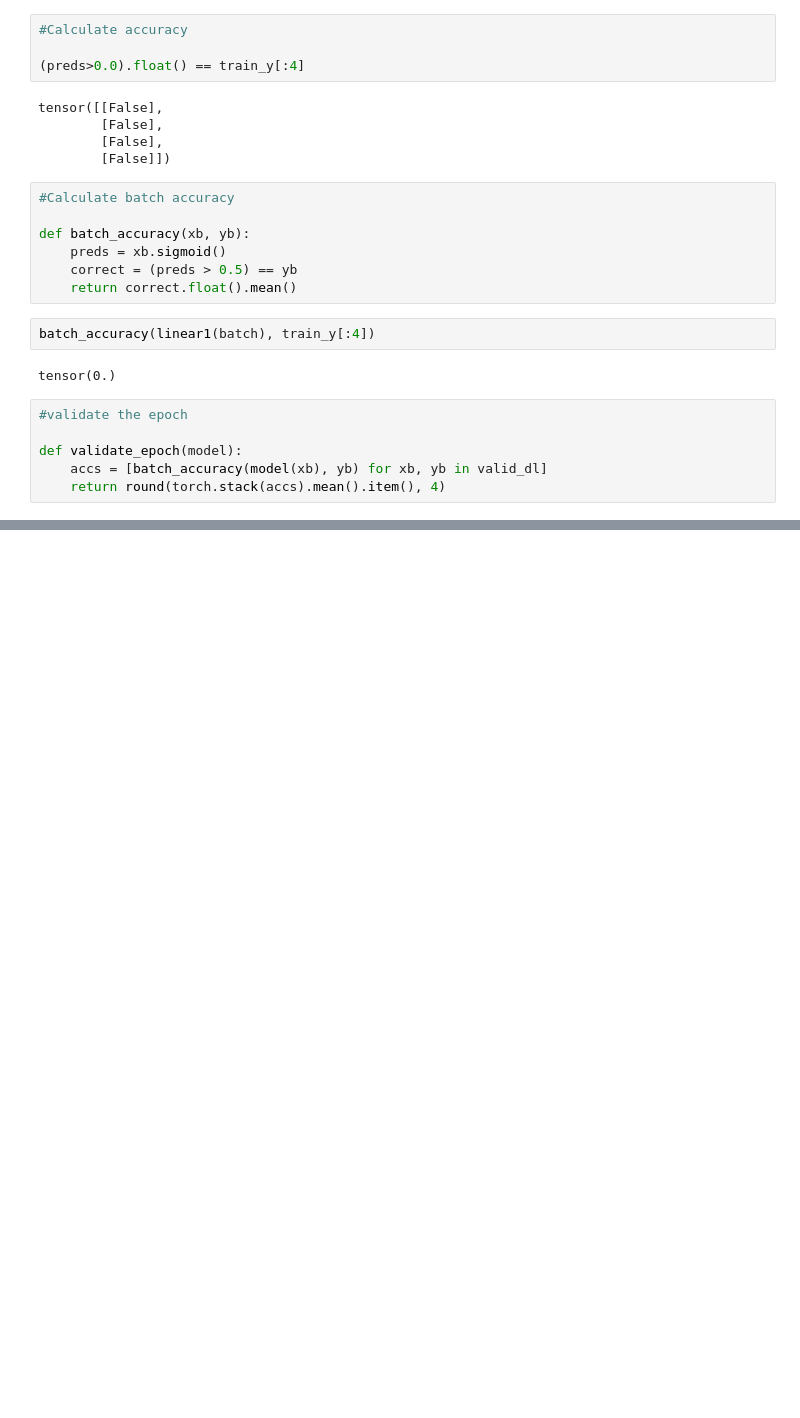
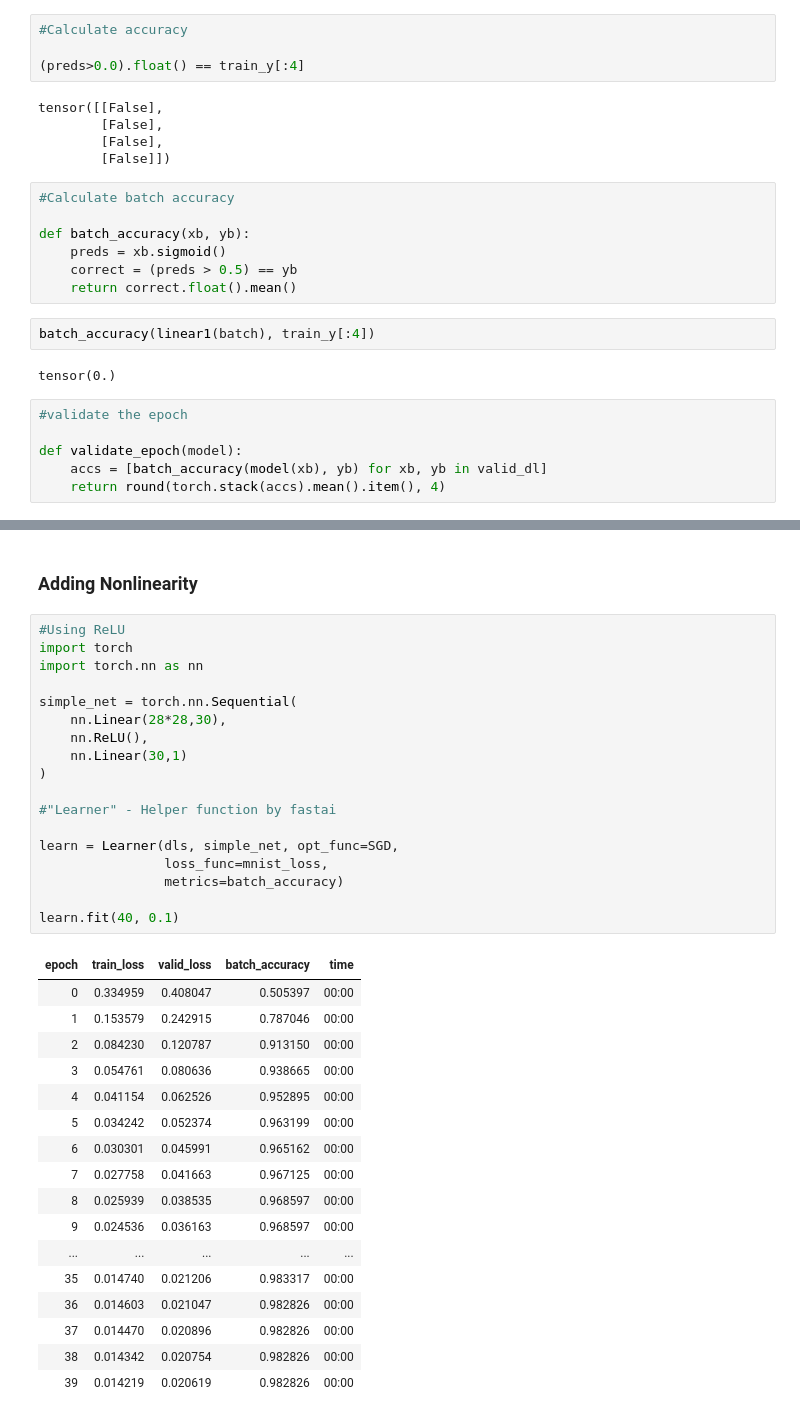
Before and after one commit to nikhilkr31/digit-classifier, a Jupyter notebook: digit-classifier.ipynb, the cells around one changed output, grey strips where cells are left out. Cells and saved outputs as stored; diff of their text form; blank space fills up the shorter version.

```diff
--- a/digit-classifier.ipynb
+++ b/digit-classifier.ipynb
@@ -559,0 +638,38 @@ for i in range(20):
+# %% [markdown]
+### Adding Nonlinearity
+# %%
+#Using ReLU
+import torch
+import torch.nn as nn
+
+simple_net = torch.nn.Sequential(
+    nn.Linear(28*28,30),
+    nn.ReLU(),
+    nn.Linear(30,1)
+)
+
+#"Learner" - Helper function by fastai
+
+learn = Learner(dls, simple_net, opt_func=SGD,
+                loss_func=mnist_loss,
+                metrics=batch_accuracy)
+
+learn.fit(40, 0.1)
+# %% [output]
+| epoch | train_loss | valid_loss | batch_accuracy | time |
+| 0 | 0.334959 | 0.408047 | 0.505397 | 00:00 |
+| 1 | 0.153579 | 0.242915 | 0.787046 | 00:00 |
+| 2 | 0.084230 | 0.120787 | 0.913150 | 00:00 |
+| 3 | 0.054761 | 0.080636 | 0.938665 | 00:00 |
+| 4 | 0.041154 | 0.062526 | 0.952895 | 00:00 |
+| 5 | 0.034242 | 0.052374 | 0.963199 | 00:00 |
+| 6 | 0.030301 | 0.045991 | 0.965162 | 00:00 |
+| 7 | 0.027758 | 0.041663 | 0.967125 | 00:00 |
+| 8 | 0.025939 | 0.038535 | 0.968597 | 00:00 |
+| 9 | 0.024536 | 0.036163 | 0.968597 | 00:00 |
+| ... | ... | ... | ... | ... |
+| 35 | 0.014740 | 0.021206 | 0.983317 | 00:00 |
+| 36 | 0.014603 | 0.021047 | 0.982826 | 00:00 |
+| 37 | 0.014470 | 0.020896 | 0.982826 | 00:00 |
+| 38 | 0.014342 | 0.020754 | 0.982826 | 00:00 |
+| 39 | 0.014219 | 0.020619 | 0.982826 | 00:00 |
```
Also changed, not shown: parts of 32 cells of this notebook.
